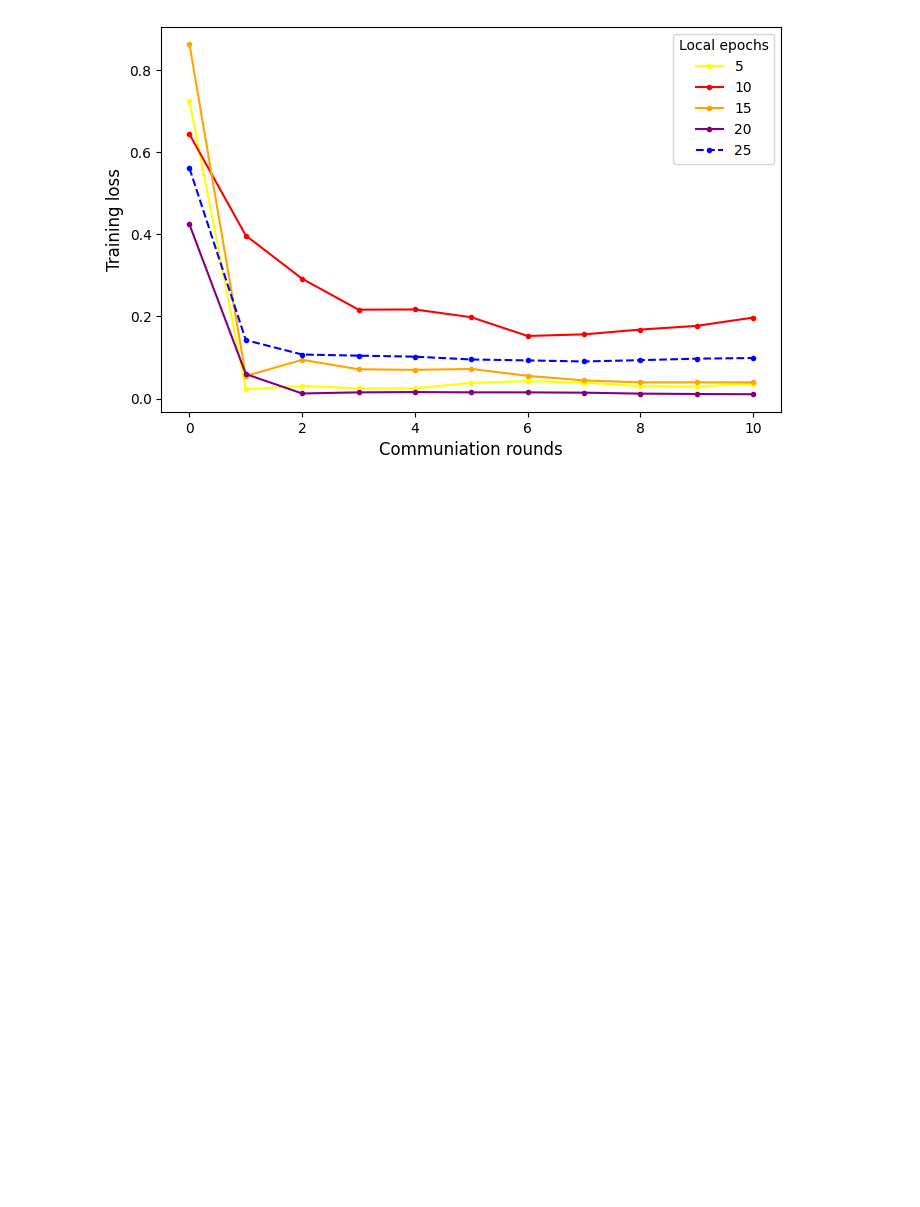
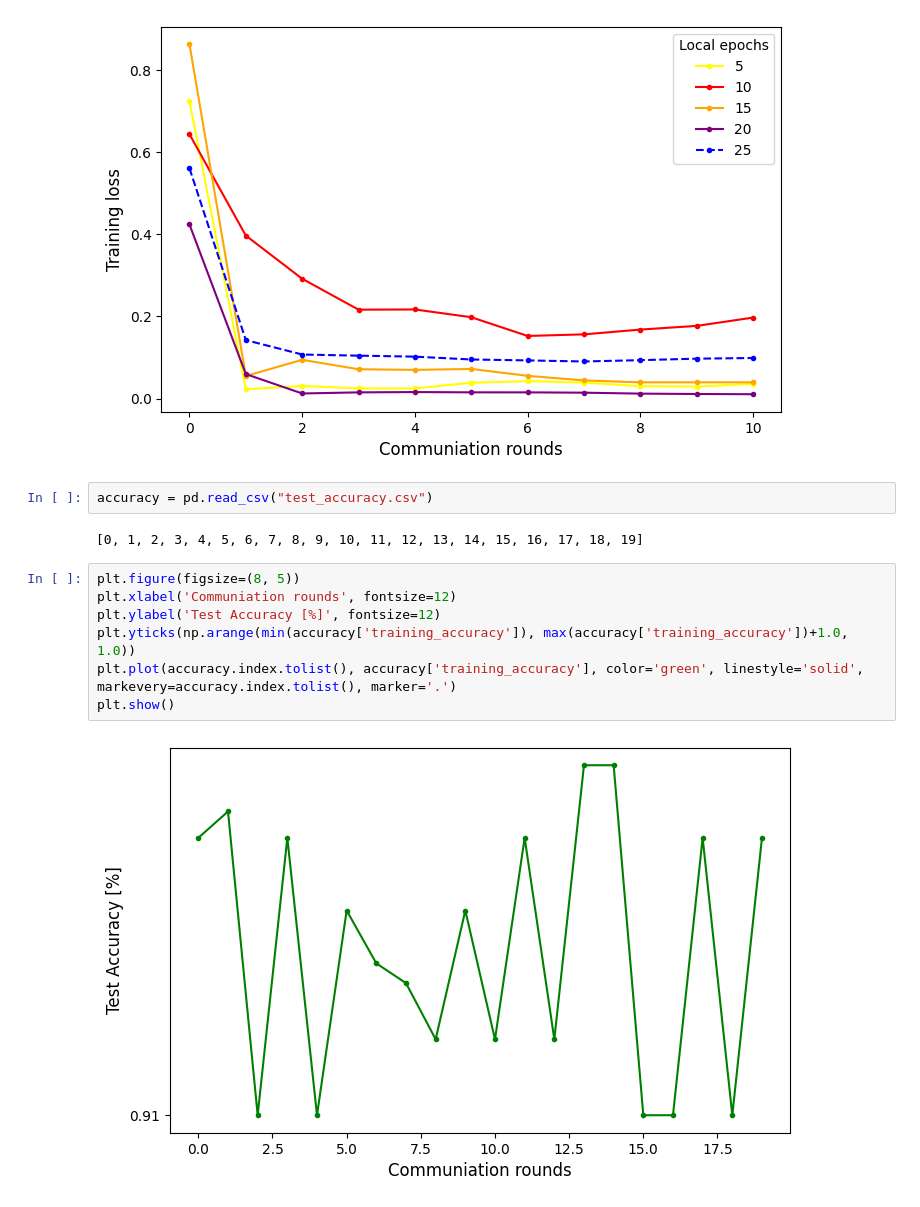
Before and after one commit to teodorakocic/Federated_RPI, a Jupyter notebook: plot_results.ipynb, the cells around one changed output. Saved outputs shown, nothing was run; the diff lists cells and outputs as text; blank space fills up the shorter version.

```diff
--- a/plot_results.ipynb
+++ b/plot_results.ipynb
@@ -73,3 +73,16 @@ legend = plt.legend(loc='upper right', title='Local epochs')
 plt.show()
 # %% [output]
 [figure]
+# %%
+accuracy = pd.read_csv("test_accuracy.csv")
+# %% [output]
+[0, 1, 2, 3, 4, 5, 6, 7, 8, 9, 10, 11, 12, 13, 14, 15, 16, 17, 18, 19]
+# %%
+plt.figure(figsize=(8, 5))
+plt.xlabel('Communiation rounds', fontsize=12)
+plt.ylabel('Test Accuracy [%]', fontsize=12)
+plt.yticks(np.arange(min(accuracy['training_accuracy']), max(accuracy['training_accuracy'])+1.0, 1.0))
+plt.plot(accuracy.index.tolist(), accuracy['training_accuracy'], color='green', linestyle='solid', markevery=accuracy.index.tolist(), marker='.')
+plt.show()
+# %% [output]
+[figure, added]
```
Also changed, not shown: 6 other files.
